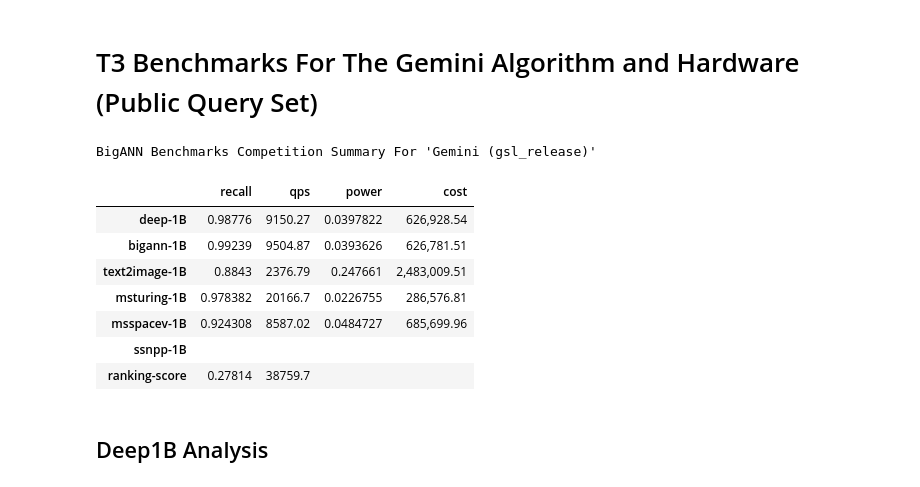
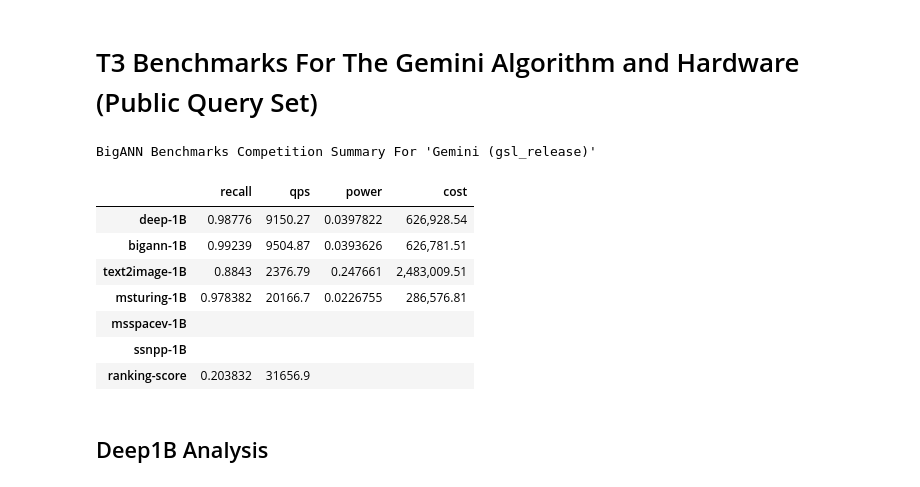
Before and after one commit to harsha-simhadri/big-ann-benchmarks, a Jupyter notebook: t3/eval_2021/gemini/EvalPublic_gsl_release.ipynb, the cells around one changed output. Drawn from its saved outputs; the diff is of its cells as text; code cells hidden in the pictures.

```diff
--- a/t3/eval_2021/gemini/EvalPublic_gsl_release.ipynb
+++ b/t3/eval_2021/gemini/EvalPublic_gsl_release.ipynb
@@ -3,28 +3,29 @@
 # %%
 import sys
 sys.path.append("../..") # make sure we can import t3eval.py from the toplevel 't3' directory
 import t3eval
-#import importlib
-#importlib.reload(t3eval)
+import importlib
+importlib.reload(t3eval)
 evaluator = t3eval.Evaluator("Gemini (gsl_release)", # name of team/algo
                              "./public_gsl_release.csv", # exported data from eval runs
                              "../../baseline2021.json", # baseline constants
                              "../../competition2021.json", # competition constants
                              system_cost=55726.26, # participants must submit and document their system cost
-                             verbose=False # recommended True for debugging
+                             verbose=False, # recommended True for debugging
+                             pending=["msspacev-1B"]
                             )
 evaluator.eval_all()
 evaluator.show_summary(savepath="gemini_summary.png")
 # %% [output]
 BigANN Benchmarks Competition Summary For 'Gemini (gsl_release)'
 |  | recall | qps | power | cost |
 | deep-1B | 0.98776 | 9150.27 | 0.0397822 | 626,928.54 |
 | bigann-1B | 0.99239 | 9504.87 | 0.0393626 | 626,781.51 |
 | text2image-1B | 0.8843 | 2376.79 | 0.247661 | 2,483,009.51 |
 | msturing-1B | 0.978382 | 20166.7 | 0.0226755 | 286,576.81 |
-| msspacev-1B | 0.924308 | 8587.02 | 0.0484727 | 685,699.96 |
+| msspacev-1B |  |  |  |  |
 | ssnpp-1B |  |  |  |  |
-| ranking-score | 0.27814 | 38759.7 |  |  |
+| ranking-score | 0.203832 | 31656.9 |  |  |
 # %% [markdown]
 ## Deep1B Analysis
 # %%
```
Also changed, not shown: 2 other files.
